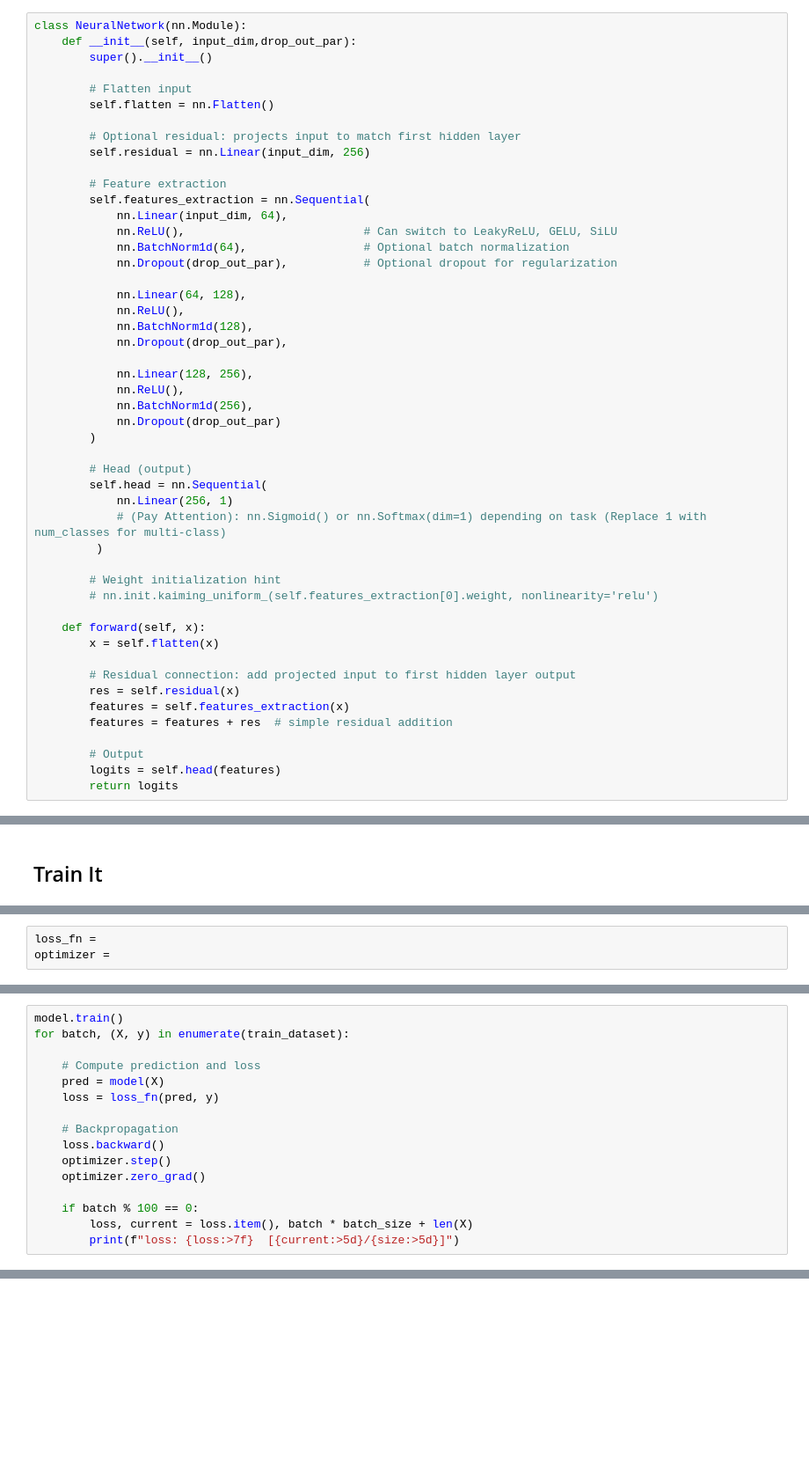
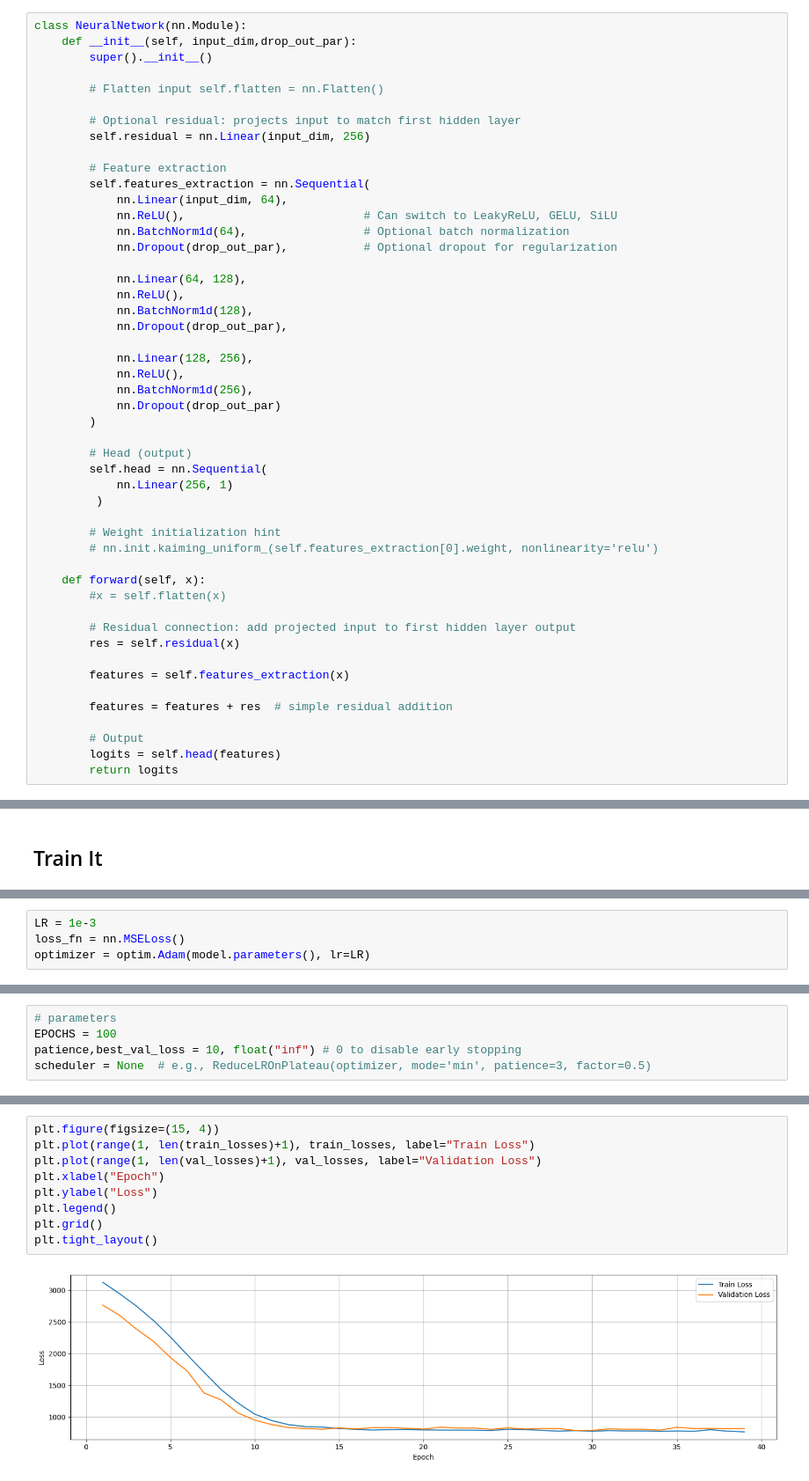
Before and after one commit to GppCalcagno/Templates, a Jupyter notebook: pyTorch/FeedForwardNN.ipynb, the cells around one changed output, grey strips where cells are left out. Shown: that part at 88% size. Cells and saved outputs as stored; diff of their text form; blank space fills up the shorter version.

```diff
--- a/pyTorch/FeedForwardNN.ipynb
+++ b/pyTorch/FeedForwardNN.ipynb
@@ -168,8 +171,7 @@ class NeuralNetwork(nn.Module):
     def __init__(self, input_dim,drop_out_par):
         super().__init__()
 
-        # Flatten input
-        self.flatten = nn.Flatten()
+        # Flatten input self.flatten = nn.Flatten()
 
         # Optional residual: projects input to match first hidden layer
         self.residual = nn.Linear(input_dim, 256)
@@ -195,18 +197,19 @@ class NeuralNetwork(nn.Module):
         # Head (output)
         self.head = nn.Sequential(
             nn.Linear(256, 1)
-            # (Pay Attention): nn.Sigmoid() or nn.Softmax(dim=1) depending on task (Replace 1 with num_classes for multi-class)
          )
 
         # Weight initialization hint
         # nn.init.kaiming_uniform_(self.features_extraction[0].weight, nonlinearity='relu')
 
     def forward(self, x):
-        x = self.flatten(x)
+        #x = self.flatten(x)
 
         # Residual connection: add projected input to first hidden layer output
         res = self.residual(x)
+
         features = self.features_extraction(x)
+
         features = features + res  # simple residual addition
 
         # Output
@@ -242,3 +313,4 @@ Estimated Total Size (MB): 0.18
 # %%
-loss_fn =
-optimizer =
+LR = 1e-3
+loss_fn = nn.MSELoss()
+optimizer = optim.Adam(model.parameters(), lr=LR)
@@ -245,16 +335,5 @@ optimizer =
 # %%
-model.train()
-for batch, (X, y) in enumerate(train_dataset):
-
-    # Compute prediction and loss
-    pred = model(X)
-    loss = loss_fn(pred, y)
-
-    # Backpropagation
-    loss.backward()
-    optimizer.step()
-    optimizer.zero_grad()
-
-    if batch % 100 == 0:
-        loss, current = loss.item(), batch * batch_size + len(X)
-        print(f"loss: {loss:>7f}  [{current:>5d}/{size:>5d}]")
+# parameters
+EPOCHS = 100
+patience,best_val_loss = 10, float("inf") # 0 to disable early stopping
+scheduler = None  # e.g., ReduceLROnPlateau(optimizer, mode='min', patience=3, factor=0.5)
@@ -260,0 +437,11 @@ for batch, (X, y) in enumerate(train_dataset):
+# %%
+plt.figure(figsize=(15, 4))
+plt.plot(range(1, len(train_losses)+1), train_losses, label="Train Loss")
+plt.plot(range(1, len(val_losses)+1), val_losses, label="Validation Loss")
+plt.xlabel("Epoch")
+plt.ylabel("Loss")
+plt.legend()
+plt.grid()
+plt.tight_layout()
+# %% [output]
+[figure, added]
```
Also changed, not shown: parts of 14 cells of this notebook.
